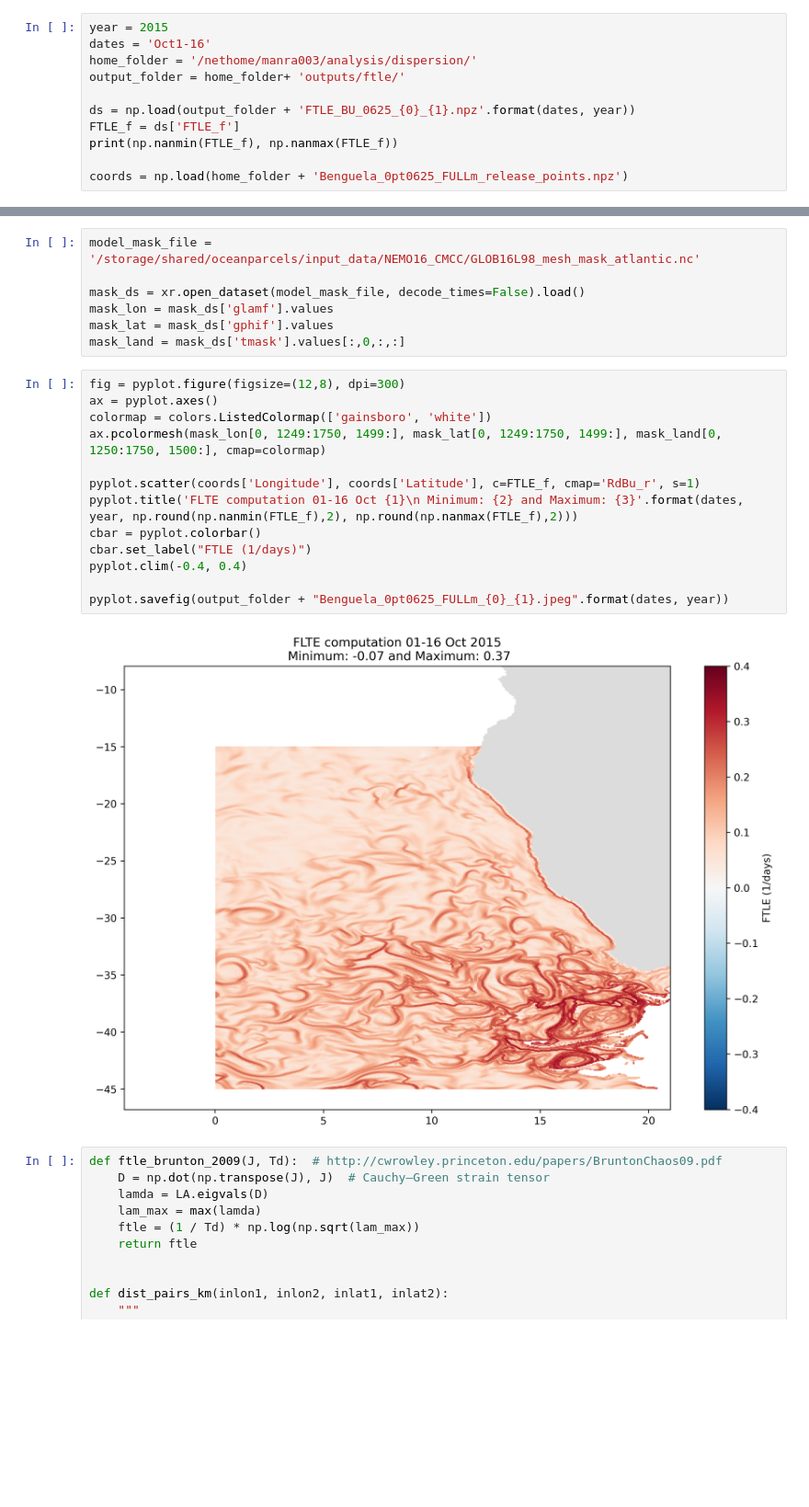
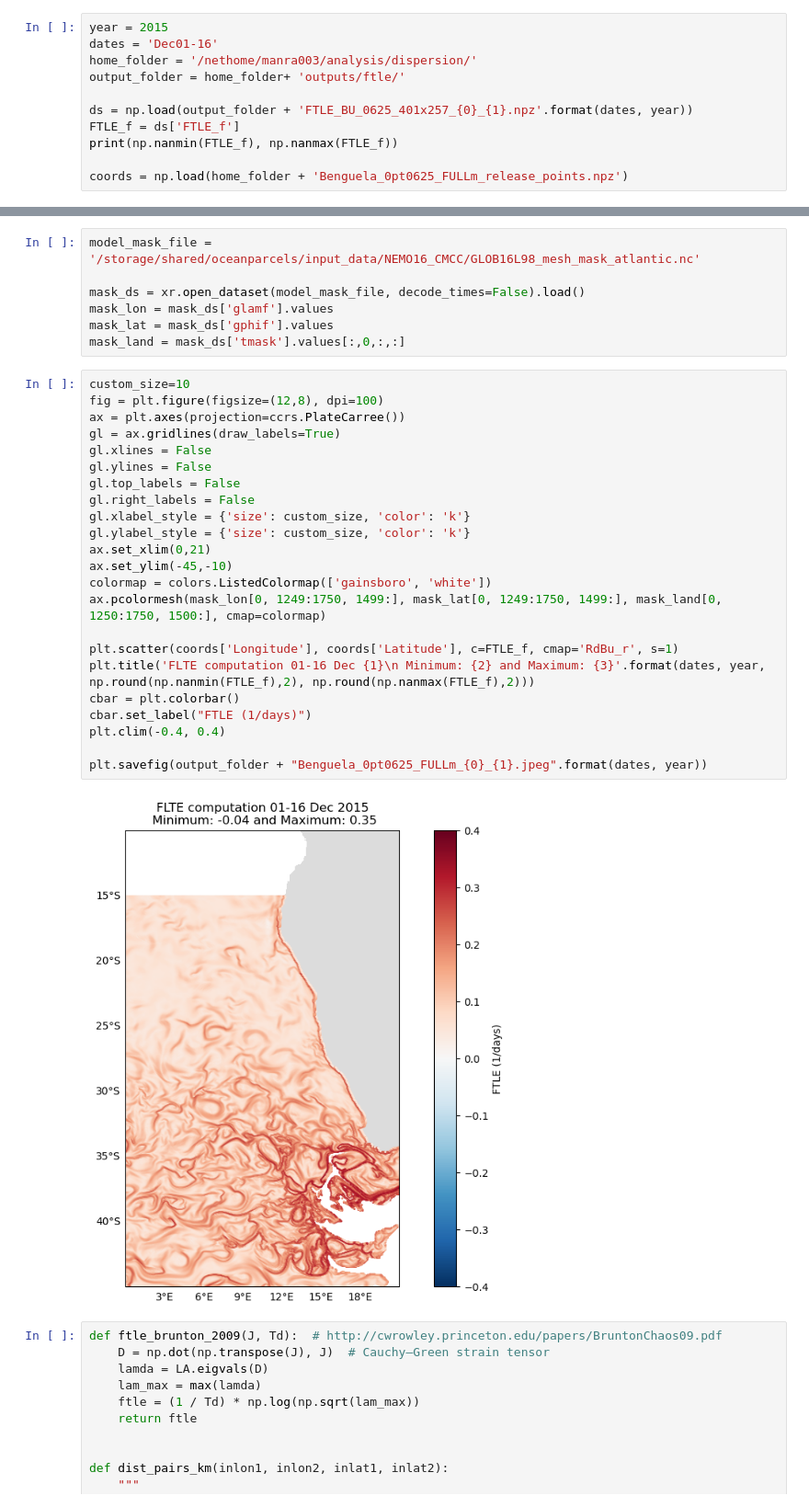
Before and after one commit to OceanParcels/atlanteco_plankton_plastic_nutrients_dispersion, a Jupyter notebook: src/visualizations/FTLE_plot.ipynb, the cells around one changed output, grey strips where cells are left out. Shown at 92% size. Saved outputs shown, nothing was run; the diff lists cells and outputs as text; blank space fills up the shorter version.

```diff
--- a/src/visualizations/FTLE_plot.ipynb
+++ b/src/visualizations/FTLE_plot.ipynb
@@ -13,10 +108,10 @@ from matplotlib import pyplot, colors
 # %%
 year = 2015
-dates = 'Oct1-16'
+dates = 'Dec01-16'
 home_folder = '/nethome/manra003/analysis/dispersion/'
 output_folder = home_folder+ 'outputs/ftle/'
 
-ds = np.load(output_folder + 'FTLE_BU_0625_{0}_{1}.npz'.format(dates, year))
+ds = np.load(output_folder + 'FTLE_BU_0625_401x257_{0}_{1}.npz'.format(dates, year))
 FTLE_f = ds['FTLE_f']
 print(np.nanmin(FTLE_f), np.nanmax(FTLE_f))
 
@@ -31,20 +126,30 @@ mask_lon = mask_ds['glamf'].values
 mask_lat = mask_ds['gphif'].values
 mask_land = mask_ds['tmask'].values[:,0,:,:]
 # %%
-fig = pyplot.figure(figsize=(12,8), dpi=300)
-ax = pyplot.axes()
+custom_size=10
+fig = plt.figure(figsize=(12,8), dpi=100)
+ax = plt.axes(projection=ccrs.PlateCarree())
+gl = ax.gridlines(draw_labels=True)
+gl.xlines = False
+gl.ylines = False
+gl.top_labels = False
+gl.right_labels = False
+gl.xlabel_style = {'size': custom_size, 'color': 'k'}
+gl.ylabel_style = {'size': custom_size, 'color': 'k'}
+ax.set_xlim(0,21)
+ax.set_ylim(-45,-10)
 colormap = colors.ListedColormap(['gainsboro', 'white'])
 ax.pcolormesh(mask_lon[0, 1249:1750, 1499:], mask_lat[0, 1249:1750, 1499:], mask_land[0, 1250:1750, 1500:], cmap=colormap)
 
-pyplot.scatter(coords['Longitude'], coords['Latitude'], c=FTLE_f, cmap='RdBu_r', s=1)
-pyplot.title('FLTE computation 01-16 Oct {1}\n Minimum: {2} and Maximum: {3}'.format(dates, year, np.round(np.nanmin(FTLE_f),2), np.round(np.nanmax(FTLE_f),2)))
-cbar = pyplot.colorbar()
+plt.scatter(coords['Longitude'], coords['Latitude'], c=FTLE_f, cmap='RdBu_r', s=1)
+plt.title('FLTE computation 01-16 Dec {1}\n Minimum: {2} and Maximum: {3}'.format(dates, year, np.round(np.nanmin(FTLE_f),2), np.round(np.nanmax(FTLE_f),2)))
+cbar = plt.colorbar()
 cbar.set_label("FTLE (1/days)")
-pyplot.clim(-0.4, 0.4)
+plt.clim(-0.4, 0.4)
 
-pyplot.savefig(output_folder + "Benguela_0pt0625_FULLm_{0}_{1}.jpeg".format(dates, year))
+plt.savefig(output_folder + "Benguela_0pt0625_FULLm_{0}_{1}.jpeg".format(dates, year))
 # %% [output]
-[figure, old version]
+[figure, new version]
 # %%
 def ftle_brunton_2009(J, Td):  # http://cwrowley.princeton.edu/papers/BruntonChaos09.pdf
     D = np.dot(np.transpose(J), J)  # Cauchy–Green strain tensor
```
Also changed, not shown: parts of 4 cells of this notebook, 4 other files.
